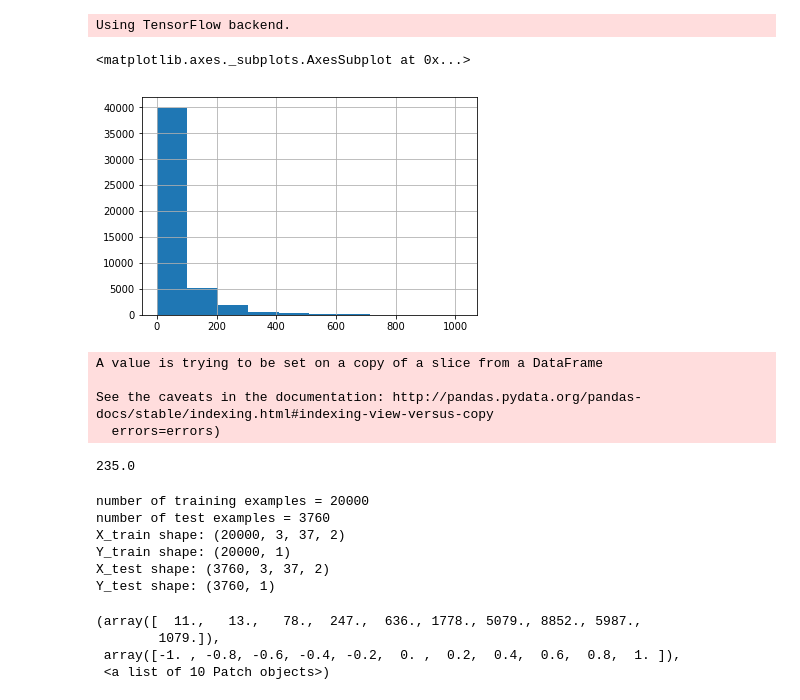
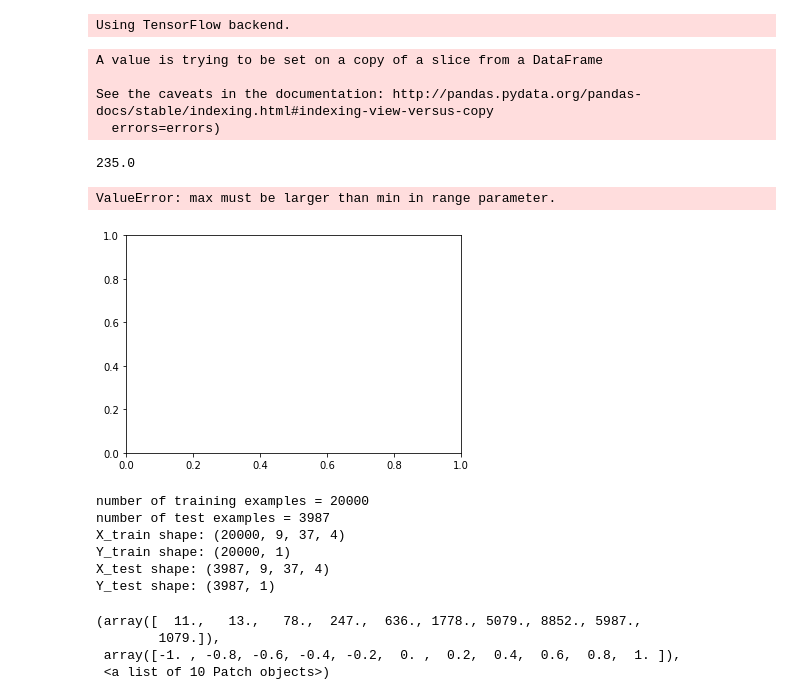
Before and after one commit to ndewar/AEM_ML, a Jupyter notebook: CNN_2D_AEM_ML_v1.ipynb, the cells around one changed output. Saved outputs shown, nothing was run; the diff lists cells and outputs as text; code cells hidden in the pictures.

```diff
--- a/CNN_2D_AEM_ML_v1.ipynb
+++ b/CNN_2D_AEM_ML_v1.ipynb
@@ -30,12 +30,17 @@ Using TensorFlow backend.
 # %%
 # import the data
 data = pandas.read_pickle('raw_processed.pkl')
+datav2 = np.load('data_nadj4_stdTrue.npy')
+dataLabels = np.load('labels_nadj4_stdTrue.npy')
+
+# format the labels
+temp = np.zeros((len(dataLabels),1))
+temp[:,0] = dataLabels
+dataLabels = temp
 
 # make a short version for better viewing
 dataShort = data.iloc[0:10,19:46].copy()
 # %%
-data.closest_pos.hist()
+
+#data.closest_pos.hist()
-# %% [output]
-<matplotlib.axes._subplots.AxesSubplot at 0x...>
-[figure, removed]
 # %%
@@ -180,12 +186,38 @@ A value is trying to be set on a copy of a slice from a DataFrame
 See the caveats in the documentation: http://pandas.pydata.org/pandas-docs/stable/indexing.html#indexing-view-versus-copy
   errors=errors)
 235.0
+# %%
+# remove the locations where the labels dont agree
+#datav2=datav2[indexGood[:,0],:,:,:]
+data_preped=np.transpose(datav2, (0, 2, 3, 1))
+
+# set large values to mean of other values
+for k in range(0,37):
+    for m in range(0,4):
+        # get the current timegate
+        currData=data_preped[:,:,k,m]
+
+        # set values over 5000 to the mean of the timegate
+        currData[np.abs(currData)>5000]=np.mean(currData[np.abs(currData)<5000])
+
+        # do the same to nans
+        currData=np.nan_to_num(currData, nan=np.mean(currData[np.abs(currData)<5000]))
+
+        # put it back
+        data_preped[:,:,k,m]=currData
+# %%
+plt.hist(data_preped[:,4,28,1])
+# %% [output]
+ValueError: max must be larger than min in range parameter.
+[figure, added]
 # %%
 # make X from the HM and LM data, X is m (examples) by 3 (first adjacent sounding, middle sounding, other adjacent sounding)
 # by 37 (timegates) by 2 (low moment then high moment)
 X=np.zeros([np.shape(dataLM)[0],np.shape(dataLM)[1],np.shape(dataLM)[2],2])
 X[:,:,:,0]=dataLM
 X[:,:,:,1]=dataHM
+
+X=data_preped
 
 # set nans to 0 (there shouldnt be any but who knows)
 X=np.nan_to_num(X)
@@ -200,7 +232,7 @@ for i in range(np.shape(X)[-1]):
 
         # for the timegates where the LM never exists, set it back to 0 so it sits in the middle of the scaled range
         for k in range(np.shape(X)[2]):
-            if i==0:
+            if i==1 or i==3:
                 if k>=28:
                     X[:,j,k,i]=X[:,j,k,i]-X[:,j,k,i]
 
@@ -208,8 +240,8 @@ for i in range(np.shape(X)[-1]):
 indices=np.random.permutation(X.shape[0])
 X_train=X[indices[:20000],:,:,:]
 X_test=X[indices[20000:],:,:,:]
-Y_train=labelsLM[indices[:20000],:]
-Y_test=labelsLM[indices[20000:],:]
+Y_train=dataLabels[indices[:20000],:]
+Y_test=dataLabels[indices[20000:],:]
 
 # print out some shit
 print ("number of training examples = " + str(X_train.shape[0]))
@@ -220,11 +252,11 @@ print ("X_test shape: " + str(X_test.shape))
 print ("Y_test shape: " + str(Y_test.shape))
 # %% [output]
 number of training examples = 20000
-number of test examples = 3760
-X_train shape: (20000, 3, 37, 2)
+number of test examples = 3987
+X_train shape: (20000, 9, 37, 4)
 Y_train shape: (20000, 1)
-X_test shape: (3760, 3, 37, 2)
-Y_test shape: (3760, 1)
+X_test shape: (3987, 9, 37, 4)
+Y_test shape: (3987, 1)
 # %%
 # look at a timegate to check the scaling
 plt.hist(X[:,1,3,0].flatten())
```
Also changed, not shown: parts of 8 cells of this notebook.
